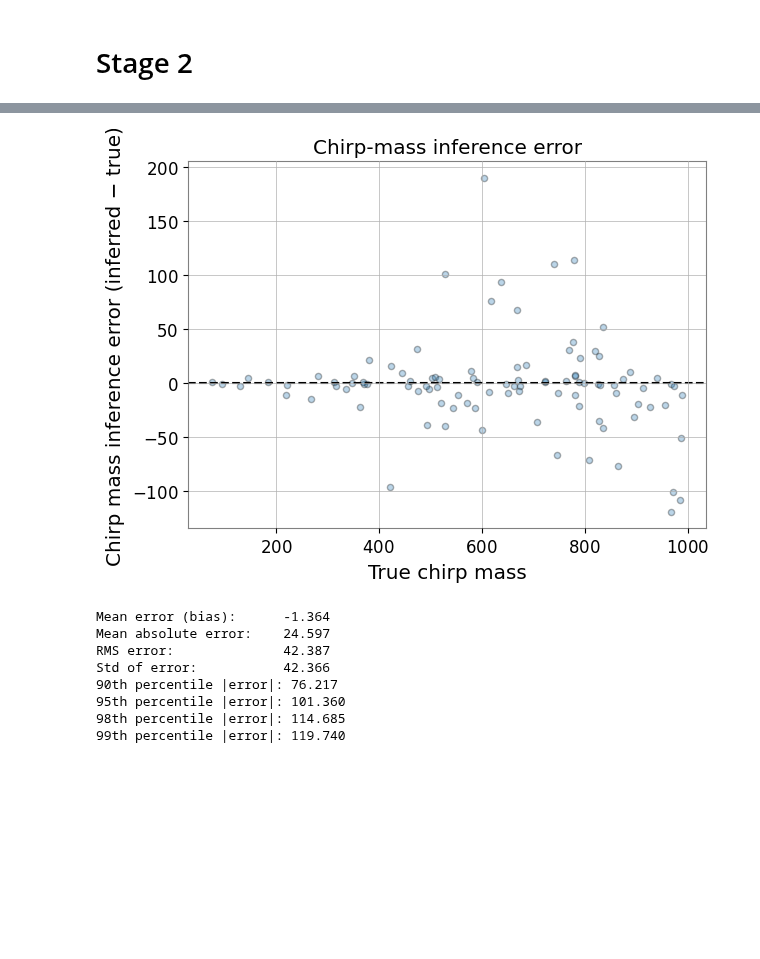
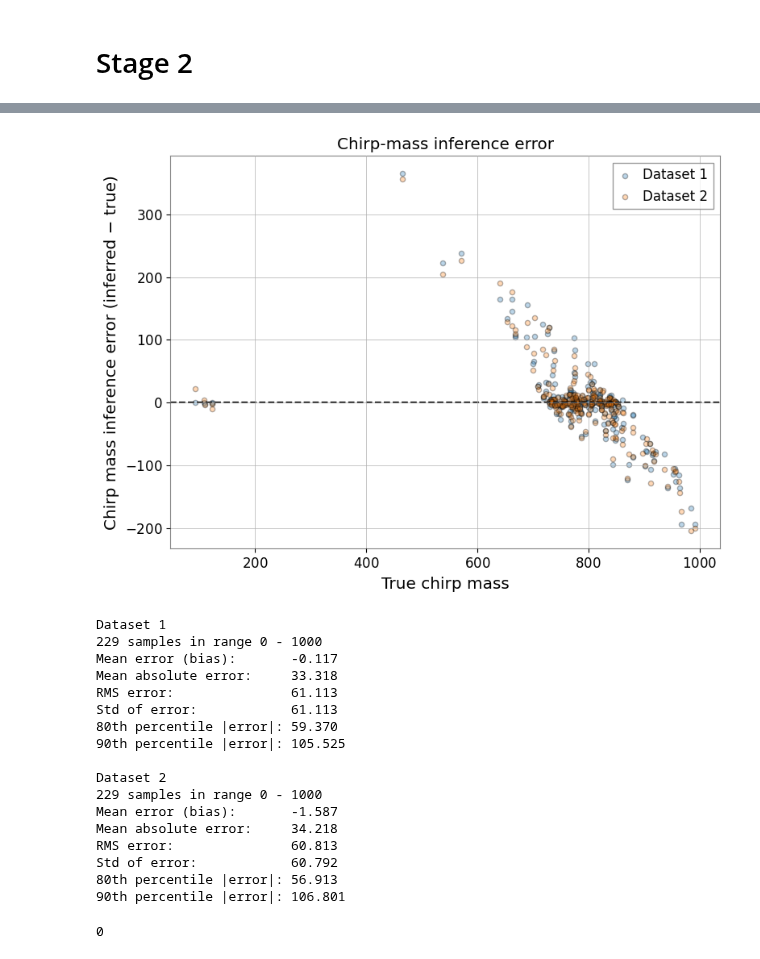
Before and after one commit to Massegolem/ET-Dingo, a Jupyter notebook: MUSICA/multistaging.ipynb, the cells around one changed output, grey strips where cells are left out. Saved outputs shown, nothing was run; the diff lists cells and outputs as text; code cells hidden in the pictures; blank space fills up the shorter version.

Commit message:
stage2

```diff
--- a/MUSICA/multistaging.ipynb
+++ b/MUSICA/multistaging.ipynb
@@ -374,35 +470,0 @@ Std of error:           53.917
-# %%
-stage_2_models= ["50_350", "200_500", "350_650", "500_800", "650_1000"]
-stage ="stage1_2"
-for model in stage_2_models:
-    create_dir = f"/scratch/tpausch/test_data/{model}/injections"
-    if os.path.exists(create_dir):
-        shutil.rmtree(create_dir)
-    os.makedirs(create_dir, exist_ok=True)
-
-result_files = sorted(os.listdir(f"/scratch/tpausch/test_data/{stage}/results"))
-
-for fname in result_files[:100]:
-
-    print (fname)
-
-    with open(f"/scratch/tpausch/test_data/{stage}/results/{fname}", "rb") as f:
-        payload = pickle.load(f)
-        theta_true = payload["theta_true"]
-    result = payload["result"]
-    posterior_samples = result.samples
-    cm_samples = np.array(posterior_samples["chirp_mass"])
-    cm_mean = np.mean(cm_samples)
-    print (cm_mean)
-    fname = fname.replace( "result_", "inj_")
-    #copy injection file to new directory
-    if cm_mean < 275:
-        shutil.copy(f"/scratch/tpausch/test_data/{injection_name}/injections/{fname}", f"/scratch/tpausch/test_data/50_350/injections/{fname}")
-    elif cm_mean < 425:
-        shutil.copy(f"/scratch/tpausch/test_data/{injection_name}/injections/{fname}", f"/scratch/tpausch/test_data/200_500/injections/{fname}")
-    elif cm_mean < 575:
-        shutil.copy(f"/scratch/tpausch/test_data/{injection_name}/injections/{fname}", f"/scratch/tpausch/test_data/350_650/injections/{fname}")
-    elif cm_mean < 725:
-        shutil.copy(f"/scratch/tpausch/test_data/{injection_name}/injections/{fname}", f"/scratch/tpausch/test_data/500_800/injections/{fname}")
-    else:
-        shutil.copy(f"/scratch/tpausch/test_data/{injection_name}/injections/{fname}", f"/scratch/tpausch/test_data/650_1000/injections/{fname}")
@@ -519,12 +478,0 @@ Done. This took 4.9 s.
-# %%
-plot_chirpmass_error(stage)
-# %% [output]
-[figure, removed]
-Mean error (bias):      -1.364
-Mean absolute error:    24.597
-RMS error:              42.387
-Std of error:           42.366
-90th percentile |error|: 76.217
-95th percentile |error|: 101.360
-98th percentile |error|: 114.685
-99th percentile |error|: 119.740
@@ -530,0 +681,22 @@ Std of error:           42.366
+# %%
+scatter_chirpmass_comparison("stage2", "stage1")
+# %% [output]
+[figure, added]
+Dataset 1
+229 samples in range 0 - 1000
+Mean error (bias):       -0.117
+Mean absolute error:     33.318
+RMS error:               61.113
+Std of error:            61.113
+80th percentile |error|: 59.370
+90th percentile |error|: 105.525
+
+Dataset 2
+229 samples in range 0 - 1000
+Mean error (bias):       -1.587
+Mean absolute error:     34.218
+RMS error:               60.813
+Std of error:            60.792
+80th percentile |error|: 56.913
+90th percentile |error|: 106.801
+0
```
Also changed, not shown: parts of 11 cells of this notebook, 7 other files.
